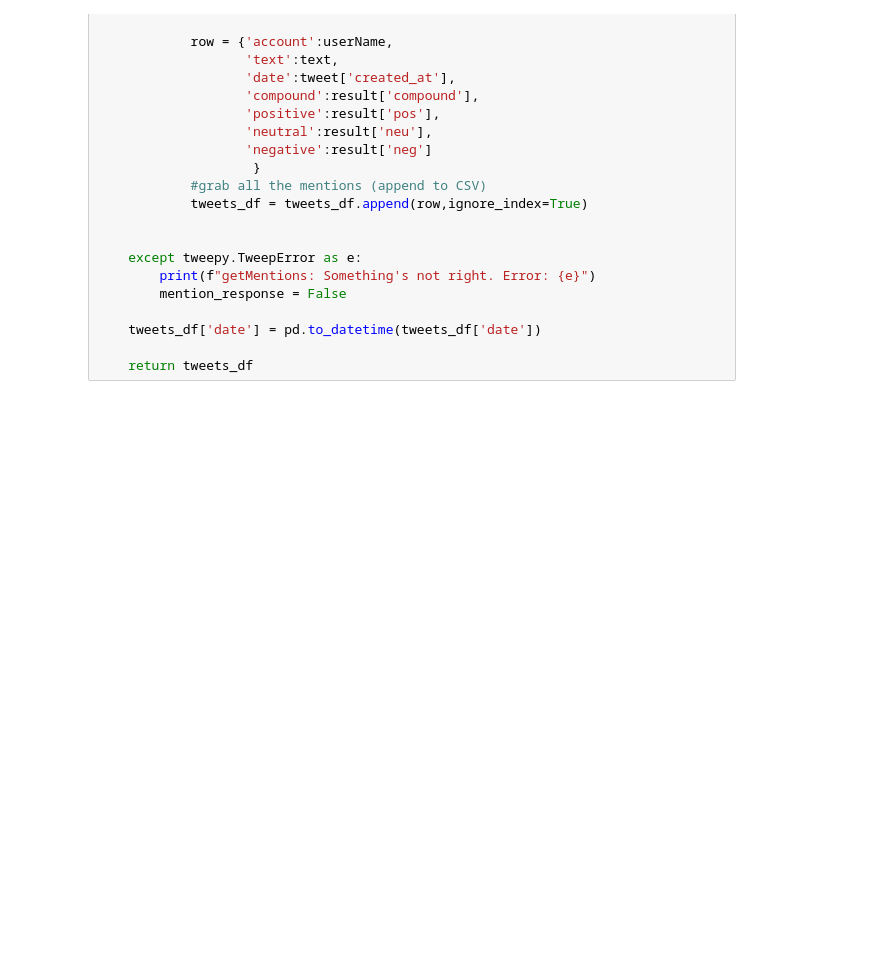
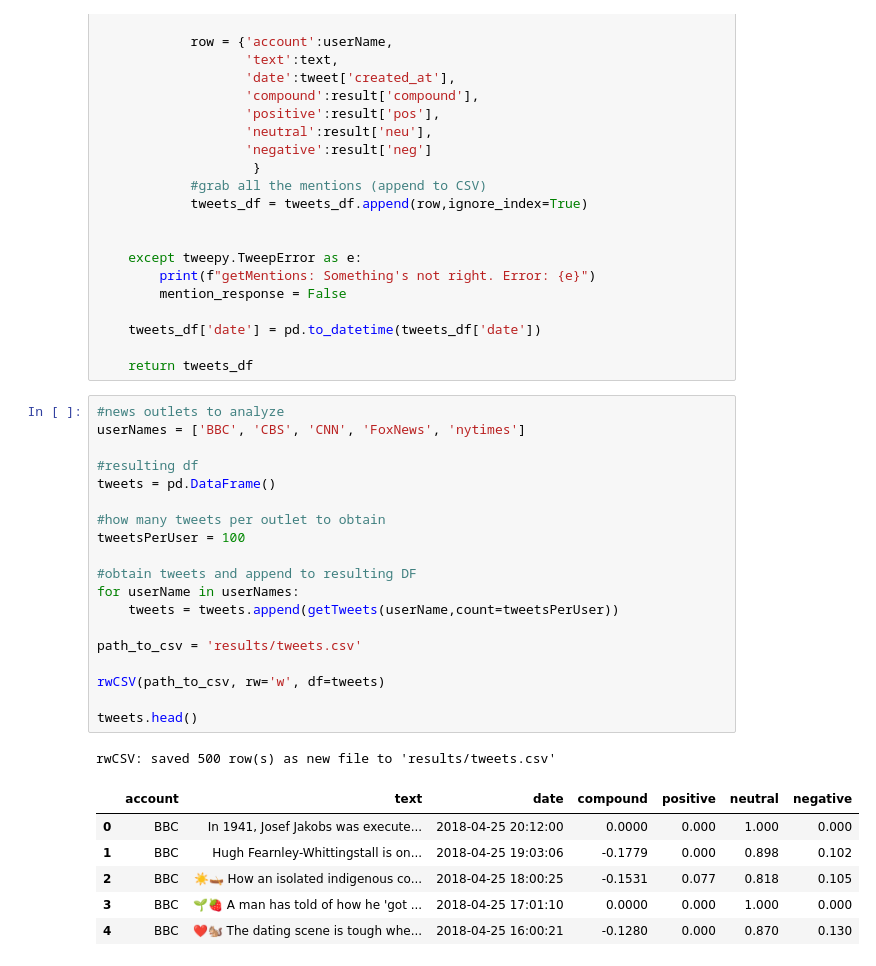
Before and after one commit to yegorkryukov/python-challenge, a Jupyter notebook: NewsMood/NewsMood.ipynb, the cells around one changed output. Drawn from its saved outputs; the diff is of its cells as text; blank space fills up the shorter version.

```diff
--- a/NewsMood/NewsMood.ipynb
+++ b/NewsMood/NewsMood.ipynb
@@ -126,4 +125,31 @@ def getTweets(userName,count=100):
     tweets_df['date'] = pd.to_datetime(tweets_df['date'])
 
     return tweets_df
+# %%
+#news outlets to analyze
+userNames = ['BBC', 'CBS', 'CNN', 'FoxNews', 'nytimes']
+
+#resulting df
+tweets = pd.DataFrame()
+
+#how many tweets per outlet to obtain
+tweetsPerUser = 100
+
+#obtain tweets and append to resulting DF
+for userName in userNames:
+    tweets = tweets.append(getTweets(userName,count=tweetsPerUser))
+
+path_to_csv = 'results/tweets.csv'
+
+rwCSV(path_to_csv, rw='w', df=tweets)
+
+tweets.head()
+# %% [output]
+rwCSV: saved 500 row(s) as new file to 'results/tweets.csv'
+|  | account | text | date | compound | positive | neutral | negative |
+| 0 | BBC | In 1941, Josef Jakobs was execute... | 2018-04-25 20:12:00 | 0.0000 | 0.000 | 1.000 | 0.000 |
+| 1 | BBC | Hugh Fearnley-Whittingstall is on... | 2018-04-25 19:03:06 | -0.1779 | 0.000 | 0.898 | 0.102 |
+| 2 | BBC | ☀️🛶 How an isolated indigenous co... | 2018-04-25 18:00:25 | -0.1531 | 0.077 | 0.818 | 0.105 |
+| 3 | BBC | 🌱🍓 A man has told of how he 'got ... | 2018-04-25 17:01:10 | 0.0000 | 0.000 | 1.000 | 0.000 |
+| 4 | BBC | ❤️🐿 The dating scene is tough whe... | 2018-04-25 16:00:21 | -0.1280 | 0.000 | 0.870 | 0.130 |
 # %%
```
Also changed, not shown: parts of 6 cells of this notebook.
